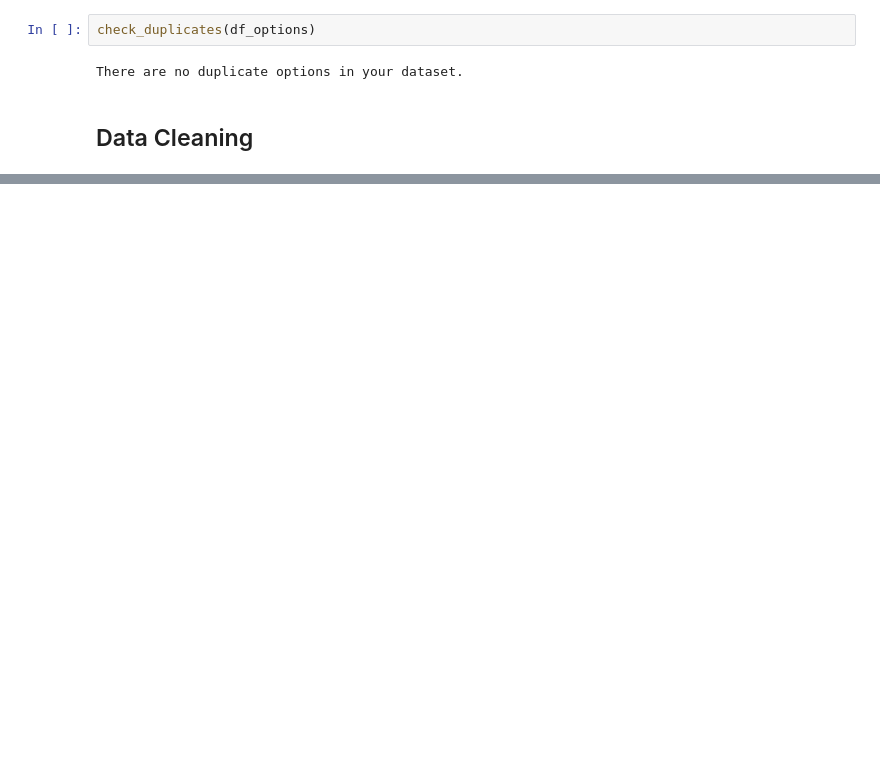
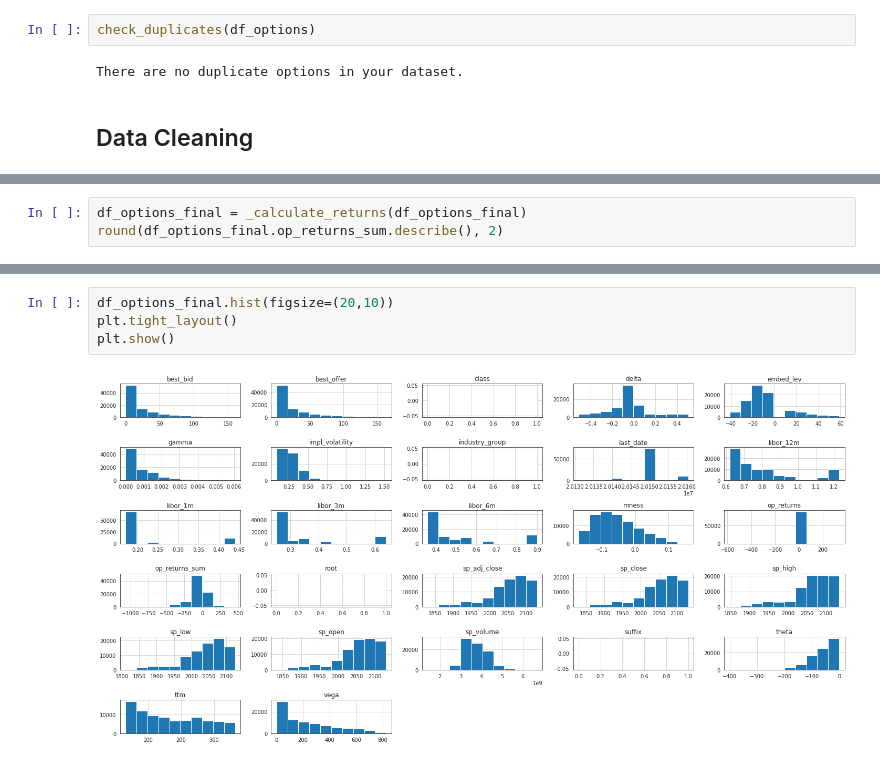
Before and after one commit to AlexanderOnbysh/risk-management-final-project, a Jupyter notebook: PM_Project.ipynb, the cells around one changed output, grey strips where cells are left out. Saved outputs shown, nothing was run; the diff lists cells and outputs as text; blank space fills up the shorter version.

Commit message:
add returns

```diff
--- a/PM_Project.ipynb
+++ b/PM_Project.ipynb
@@ -326,0 +357,3 @@ df_options.head()
+# %%
+df_options_final = _calculate_returns(df_options_final)
+round(df_options_final.op_returns_sum.describe(), 2)
@@ -326,0 +386,6 @@ df_options.head()
+# %%
+df_options_final.hist(figsize=(20,10))
+plt.tight_layout()
+plt.show()
+# %% [output]
+[figure, added]
```
Also changed, not shown: parts of 20 cells of this notebook.
